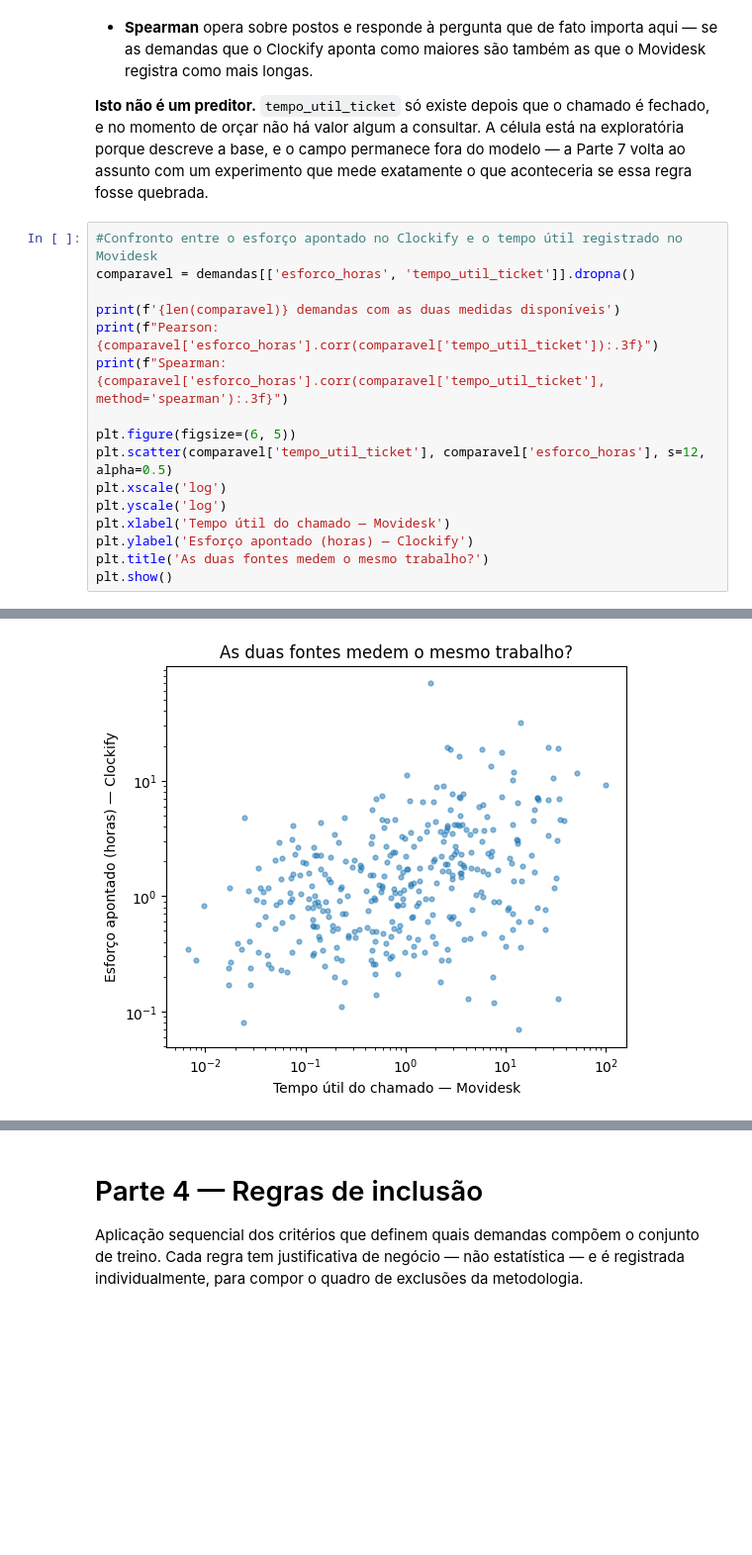
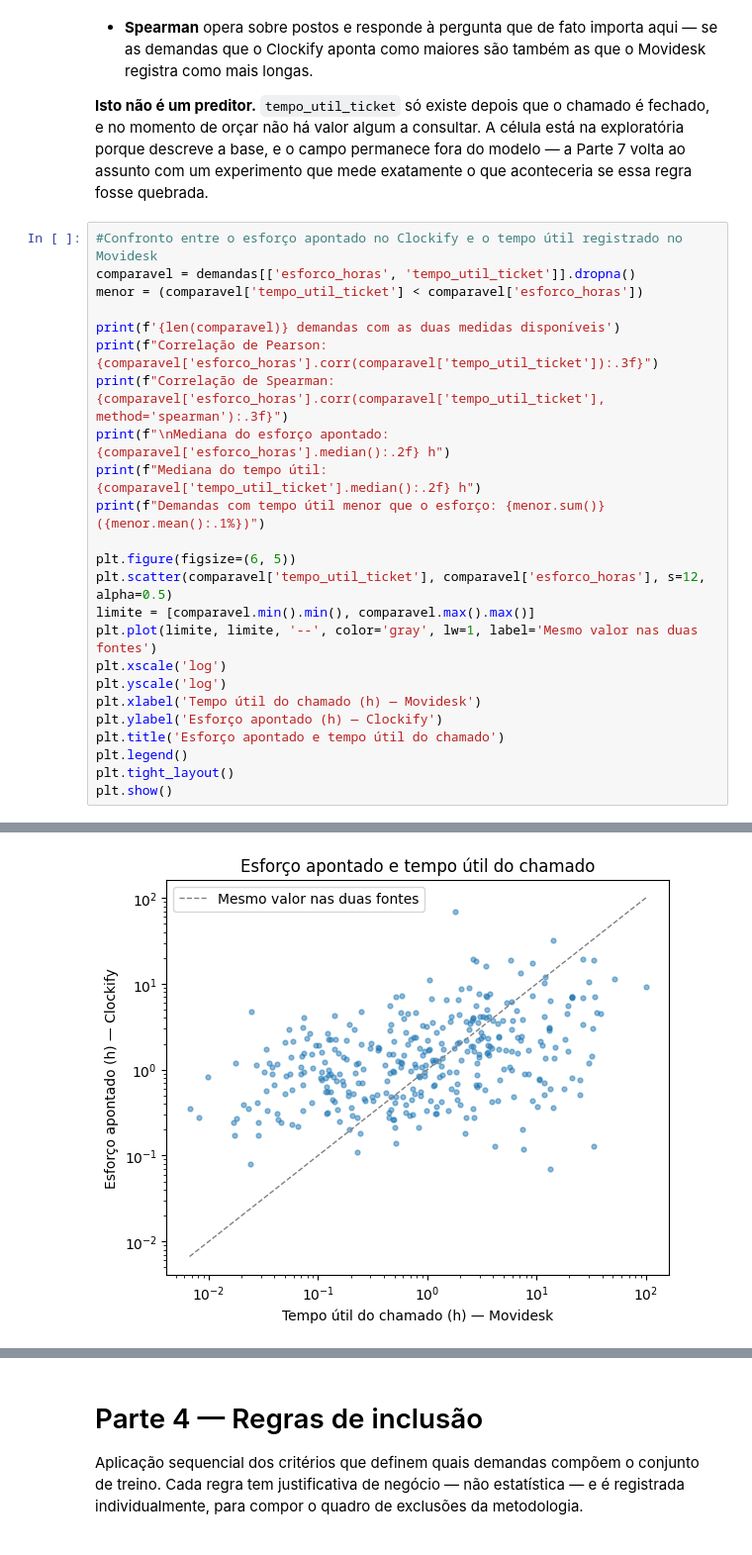
Before and after one commit to 1GustavoBorgonha1/TCC1, a Jupyter notebook: TCC_Gustavo.ipynb, the cells around one changed output, grey strips where cells are left out. Shown at 99% size. Cells and saved outputs as stored; diff of their text form; blank space fills up the shorter version.

```diff
--- a/TCC_Gustavo.ipynb
+++ b/TCC_Gustavo.ipynb
@@ -1353,17 +1669,25 @@ Duas medidas de correlação, porque respondem a perguntas diferentes:
 # %%
 #Confronto entre o esforço apontado no Clockify e o tempo útil registrado no Movidesk
 comparavel = demandas[['esforco_horas', 'tempo_util_ticket']].dropna()
+menor = (comparavel['tempo_util_ticket'] < comparavel['esforco_horas'])
 
 print(f'{len(comparavel)} demandas com as duas medidas disponíveis')
-print(f"Pearson:  {comparavel['esforco_horas'].corr(comparavel['tempo_util_ticket']):.3f}")
-print(f"Spearman: {comparavel['esforco_horas'].corr(comparavel['tempo_util_ticket'], method='spearman'):.3f}")
+print(f"Correlação de Pearson:  {comparavel['esforco_horas'].corr(comparavel['tempo_util_ticket']):.3f}")
+print(f"Correlação de Spearman: {comparavel['esforco_horas'].corr(comparavel['tempo_util_ticket'], method='spearman'):.3f}")
+print(f"\nMediana do esforço apontado: {comparavel['esforco_horas'].median():.2f} h")
+print(f"Mediana do tempo útil:       {comparavel['tempo_util_ticket'].median():.2f} h")
+print(f"Demandas com tempo útil menor que o esforço: {menor.sum()} ({menor.mean():.1%})")
 
 plt.figure(figsize=(6, 5))
 plt.scatter(comparavel['tempo_util_ticket'], comparavel['esforco_horas'], s=12, alpha=0.5)
+limite = [comparavel.min().min(), comparavel.max().max()]
+plt.plot(limite, limite, '--', color='gray', lw=1, label='Mesmo valor nas duas fontes')
 plt.xscale('log')
 plt.yscale('log')
-plt.xlabel('Tempo útil do chamado — Movidesk')
-plt.ylabel('Esforço apontado (horas) — Clockify')
-plt.title('As duas fontes medem o mesmo trabalho?')
+plt.xlabel('Tempo útil do chamado (h) — Movidesk')
+plt.ylabel('Esforço apontado (h) — Clockify')
+plt.title('Esforço apontado e tempo útil do chamado')
+plt.legend()
+plt.tight_layout()
 plt.show()
 # %% [output]
@@ -1373 +1701 @@ Spearman: 0.397
-[figure, old version]
+[figure, new version]
```
Also changed, not shown: parts of 94 cells of this notebook, 23 other files.
